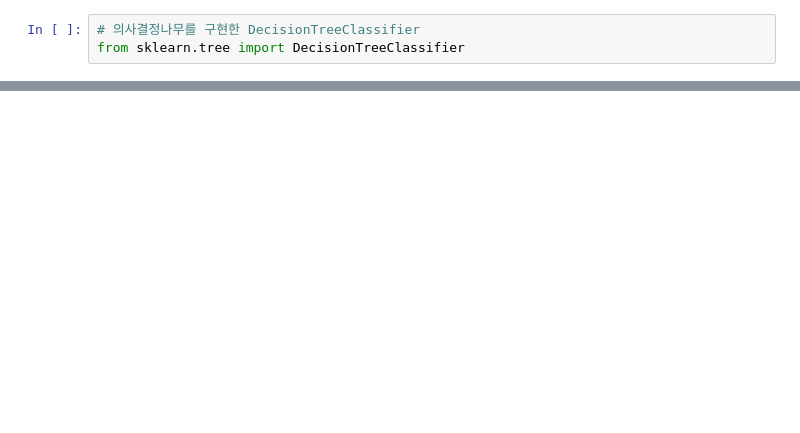
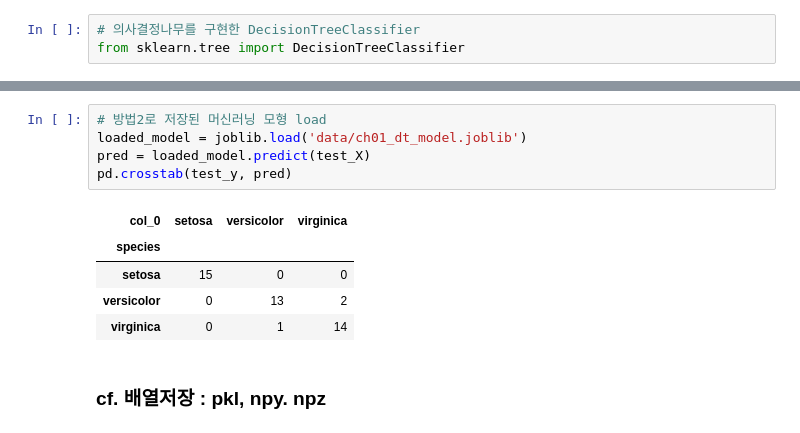
Before and after one commit to hora4444/ai, a Jupyter notebook: source/09_MachineLearning/ch01_머신러닝시작하기.ipynb, the cells around one changed output, grey strips where cells are left out. Saved outputs shown, nothing was run; the diff lists cells and outputs as text; blank space fills up the shorter version.

```diff
--- a/source/09_MachineLearning/ch01_머신러닝시작하기.ipynb
+++ b/source/09_MachineLearning/ch01_머신러닝시작하기.ipynb
@@ -847,0 +956,13 @@ from sklearn.tree import DecisionTreeClassifier
+# %%
+# 방법2로 저장된 머신러닝 모형 load
+loaded_model = joblib.load('data/ch01_dt_model.joblib')
+pred = loaded_model.predict(test_X)
+pd.crosstab(test_y, pred)
+# %% [output]
+| col_0 | setosa | versicolor | virginica |
+| species |  |  |  |
+| setosa | 15 | 0 | 0 |
+| versicolor | 0 | 13 | 2 |
+| virginica | 0 | 1 | 14 |
+# %% [markdown]
+### cf. 배열저장 : pkl, npy. npz
```
Also changed, not shown: parts of 18 cells of this notebook, 8 other files.
